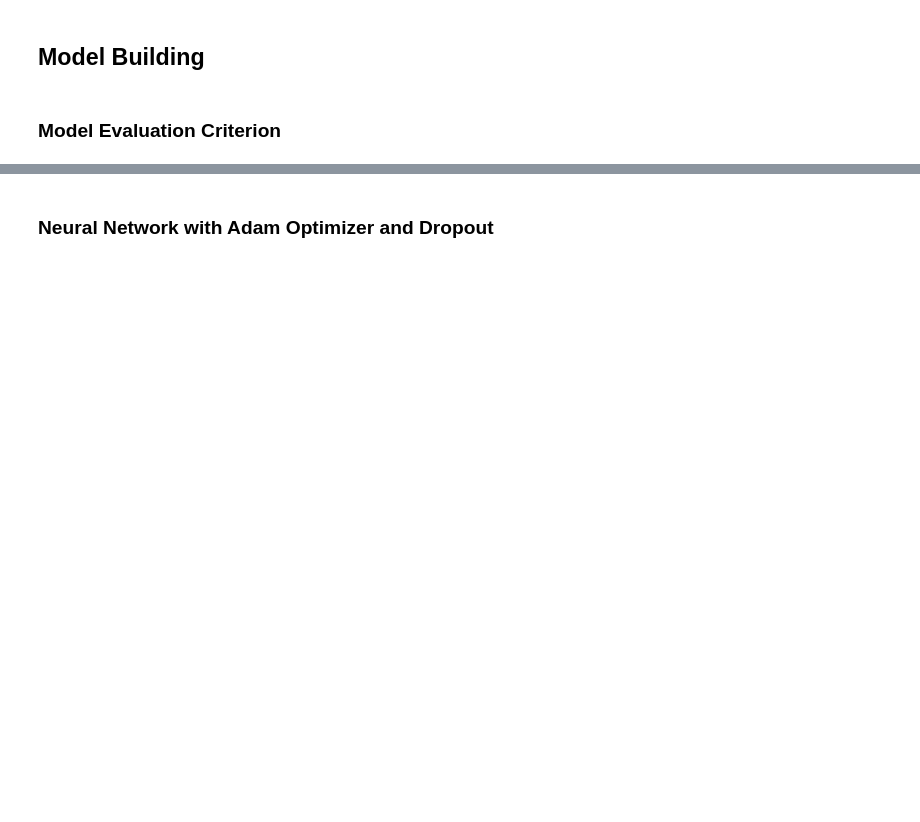
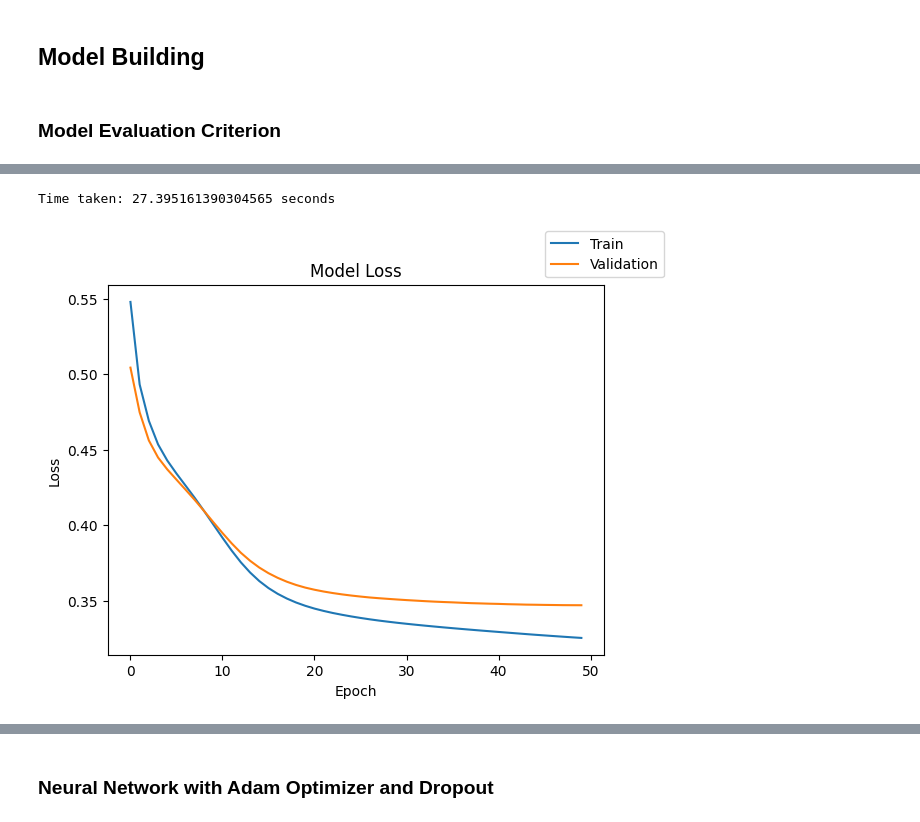
Before and after one commit to sheikhomer/BankChurnPrediction, a Jupyter notebook: INN_Learner_Notebook_Full_code.ipynb, the cells around one changed output, grey strips where cells are left out. Saved outputs shown, nothing was run; the diff lists cells and outputs as text; code cells hidden in the pictures; blank space fills up the shorter version.

```diff
--- a/INN_Learner_Notebook_Full_code.ipynb
+++ b/INN_Learner_Notebook_Full_code.ipynb
@@ -615,0 +934,11 @@ Write down the logic for choosing the metric that would be the best metric for t
+# %%
+# fucntion for building model
+def build_model(optimizer = 'sgd', layer_units = [32], activation = ['relu']):
+  tf.keras.backend.clear_session()
+  model = Sequential()
+  model.add(Dense(layer_units[0], activation=activation[0], input_dim = X_train.shape[1]))
+  for i,unit in enumerate(layer_units[1:]):
+    model.add(Dense(unit, activation=activation[i if len(activation)>1 else 0]))
+  model.add(Dense(1, activation= 'sigmoid'))
+  model.compile(optimizer=optimizer, loss='binary_crossentropy', metrics=['recall'])
+  return model
@@ -615,0 +949,15 @@ Write down the logic for choosing the metric that would be the best metric for t
+# %%
+tf.keras.backend.clear_session()
+# Wrap the model using SciKeras' KerasClassifier
+model = KerasClassifier(model=build_model, optimizer="sgd", layer_units=[32], activation = ['relu'], verbose=0, callbacks=[early_stopping])
+# RandomizedSearchCV
+random_search_cv = RandomizedSearchCV(estimator=model,
+                                   param_distributions=params_distributions,
+                                   n_iter=n_iter,
+                                   cv=cv,
+                                   verbose=verbose,
+                                   random_state=random_state,
+                                   n_jobs=n_jobs)
+random_search_cv.fit(X_train, y_train)
+print(f"Best score: {random_search_cv.best_score_}")
+print(f"Best parameters: {random_search_cv.best_params_}")
@@ -615,0 +970,10 @@ Write down the logic for choosing the metric that would be the best metric for t
+# %%
+# Build model with best parameters identified in previous step
+tf.keras.backend.clear_session()
+model = Sequential()
+model.add(Dense(32, activation='relu', input_dim = X_train.shape[1]))
+model.add(Dense(64, activation='relu'))
+model.add(Dense(128, activation='relu'))
+model.add(Dense(1, activation= 'sigmoid'))
+model.compile(optimizer='sgd', loss='binary_crossentropy', metrics=['recall'])
+model.summary()
@@ -615,0 +996,12 @@ Write down the logic for choosing the metric that would be the best metric for t
+# %%
+start = time.time()
+history = model.fit(X_train, y_train, batch_size=32, epochs=50, validation_data=(X_val, y_val),callbacks=[early_stopping], verbose = 0)
+end = time.time()
+time_taken = end - start
+print(f"Time taken: {time_taken} seconds")
+# %% [output]
+Time taken: 27.395161390304565 seconds
+# %%
+plot(history, 'loss')
+# %% [output]
+[figure, added]
```
Also changed, not shown: parts of 184 cells of this notebook.
